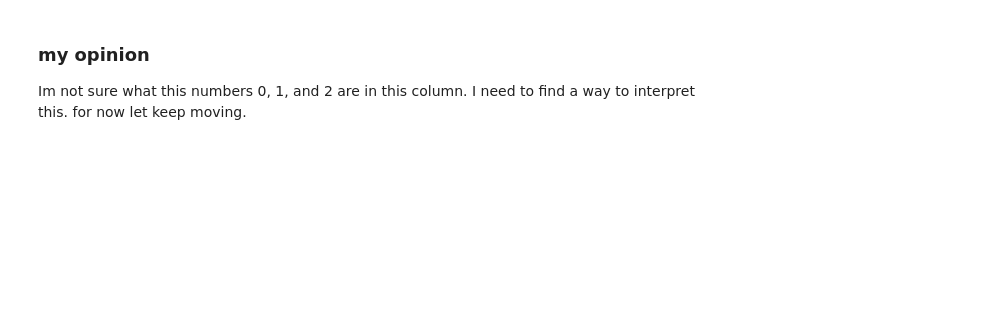
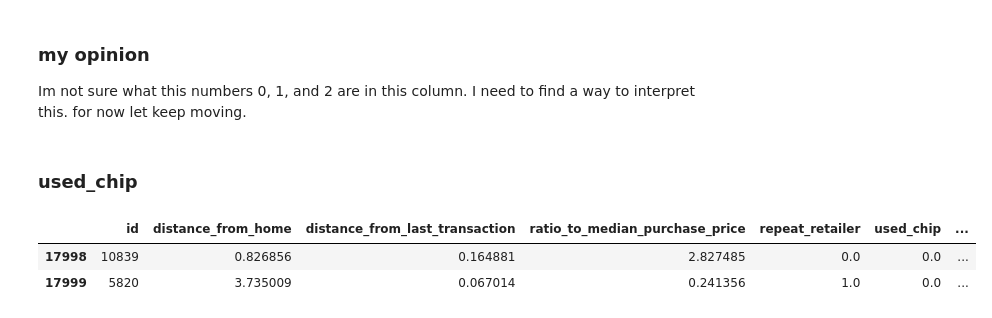
Before and after one commit to robson-quaresma/global-hack-week-detect-credit-card-fraud, a Jupyter notebook: model.ipynb, the cells around one changed output. Drawn from its saved outputs; the diff is of its cells as text; code cells hidden in the pictures; blank space fills up the shorter version.

```diff
--- a/model.ipynb
+++ b/model.ipynb
@@ -210,3 +217,11 @@ sns.countplot(train, x="repeat_retailer", hue="fraud")
 # %% [markdown]
 ### my opinion
 Im not sure what this numbers 0, 1, and 2 are in this column. I need to find a way to interpret this. for now let keep moving.
+# %% [markdown]
+### used_chip
+# %%
+train.tail(2)
+# %% [output]
+|  | id | distance_from_home | distance_from_last_transaction | ratio_to_median_purchase_price | repeat_retailer | used_chip | ... |
+| 17998 | 10839 | 0.826856 | 0.164881 | 2.827485 | 0.0 | 0.0 | ... |
+| 17999 | 5820 | 3.735009 | 0.067014 | 0.241356 | 1.0 | 0.0 | ... |
```
Also changed, not shown: parts of 13 cells of this notebook, 1 other file.
